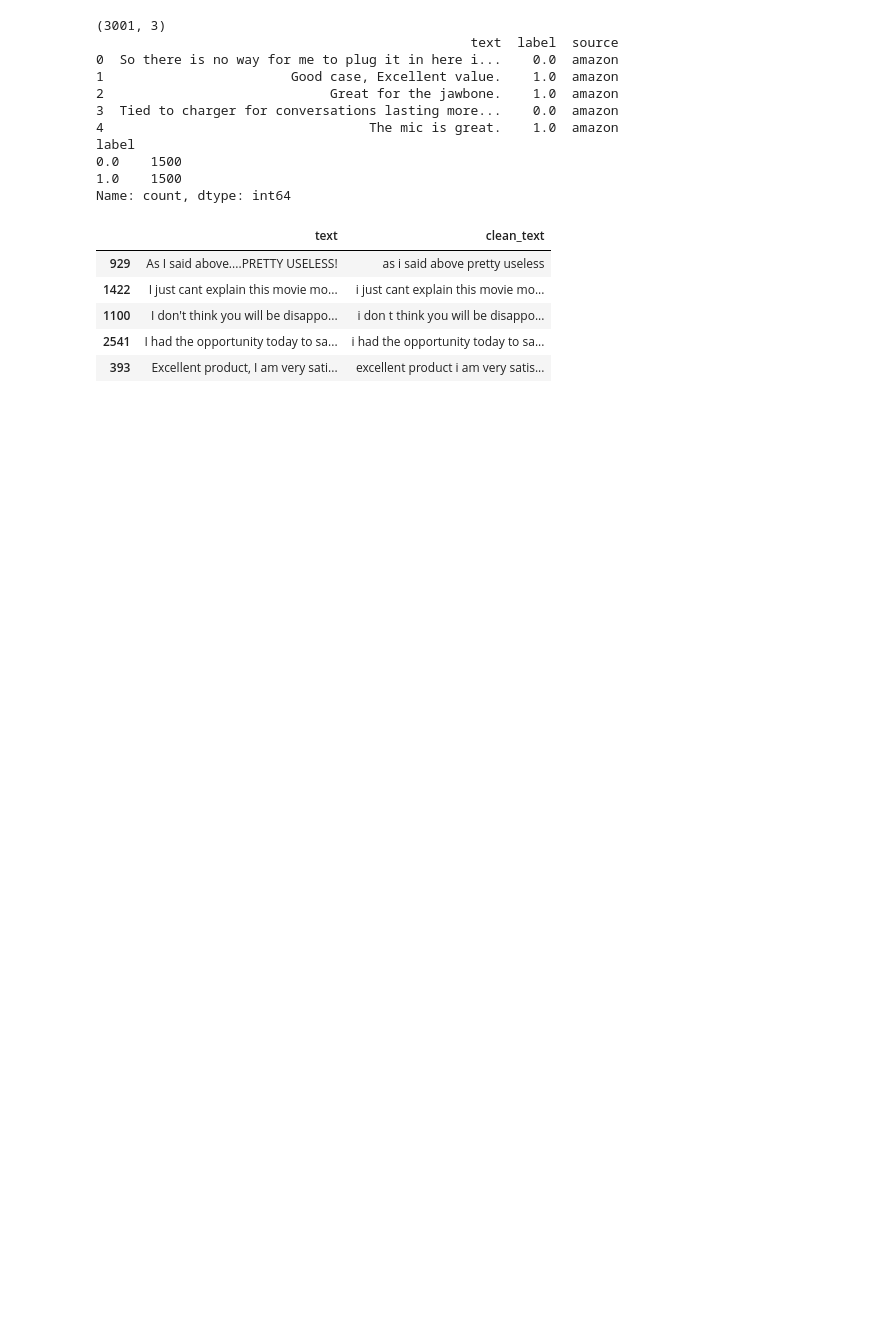
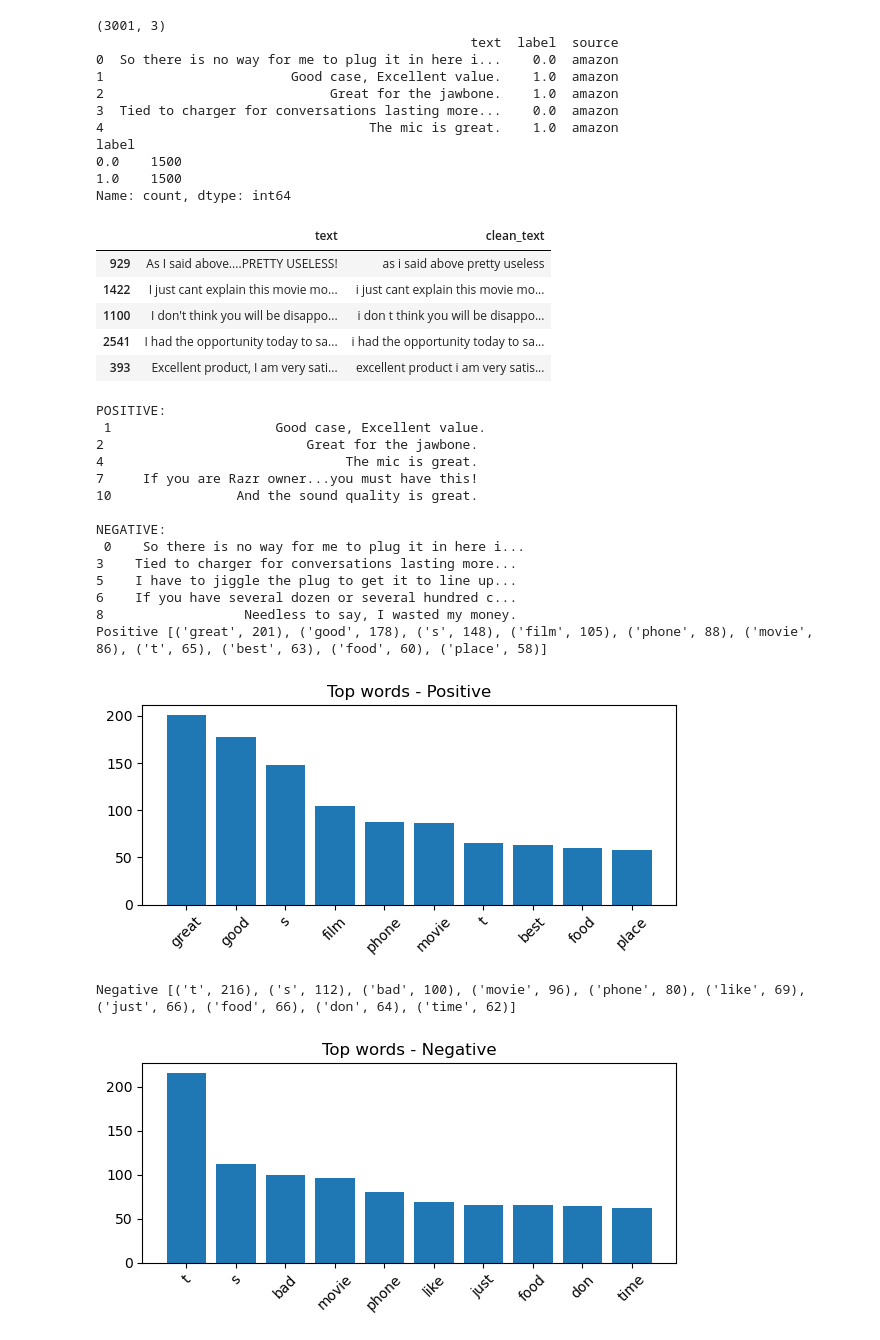
Before and after one commit to hansamali2004/LLM-Practical-Portfolio, a Jupyter notebook: Lab-01-Machine-Learning/Learning/lab01_sentiment.ipynb, the cells around one changed output. Cells and saved outputs as stored; diff of their text form; code cells hidden in the pictures; blank space fills up the shorter version.

```diff
--- a/Lab-01-Machine-Learning/Learning/lab01_sentiment.ipynb
+++ b/Lab-01-Machine-Learning/Learning/lab01_sentiment.ipynb
@@ -46,3 +46,34 @@ df[["text", "clean_text"]].sample(5, random_state=1)
 | 1100 | I don't think you will be disappo... | i don t think you will be disappo... |
 | 2541 | I had the opportunity today to sa... | i had the opportunity today to sa... |
 | 393 | Excellent product, I am very sati... | excellent product i am very satis... |
+# %%
+print("POSITIVE:\n", df[df.label == 1].text.head(5).to_string())
+print("\nNEGATIVE:\n", df[df.label == 0].text.head(5).to_string())
+
+for lab, name in [(1, "Positive"), (0, "Negative")]:
+    words = " ".join(df[df.label == lab].clean_text).split()
+    words = [w for w in words if w not in ENGLISH_STOP_WORDS]
+    top = Counter(words).most_common(10)
+    print(name, top)
+    plt.figure(figsize=(6, 3))
+    plt.bar([w for w, _ in top], [c for _, c in top])
+    plt.title(f"Top words - {name}")
+    plt.xticks(rotation=45); plt.tight_layout(); plt.show()
+# %% [output]
+POSITIVE:
+ 1                     Good case, Excellent value.
+2                          Great for the jawbone.
+4                               The mic is great.
+7     If you are Razr owner...you must have this!
+10                And the sound quality is great.
+
+NEGATIVE:
+ 0    So there is no way for me to plug it in here i...
+3    Tied to charger for conversations lasting more...
+5    I have to jiggle the plug to get it to line up...
+6    If you have several dozen or several hundred c...
+8                  Needless to say, I wasted my money.
+Positive [('great', 201), ('good', 178), ('s', 148), ('film', 105), ('phone', 88), ('movie', 86), ('t', 65), ('best', 63), ('food', 60), ('place', 58)]
+[figure, added]
+Negative [('t', 216), ('s', 112), ('bad', 100), ('movie', 96), ('phone', 80), ('like', 69), ('just', 66), ('food', 66), ('don', 64), ('time', 62)]
+[figure, added]
```
